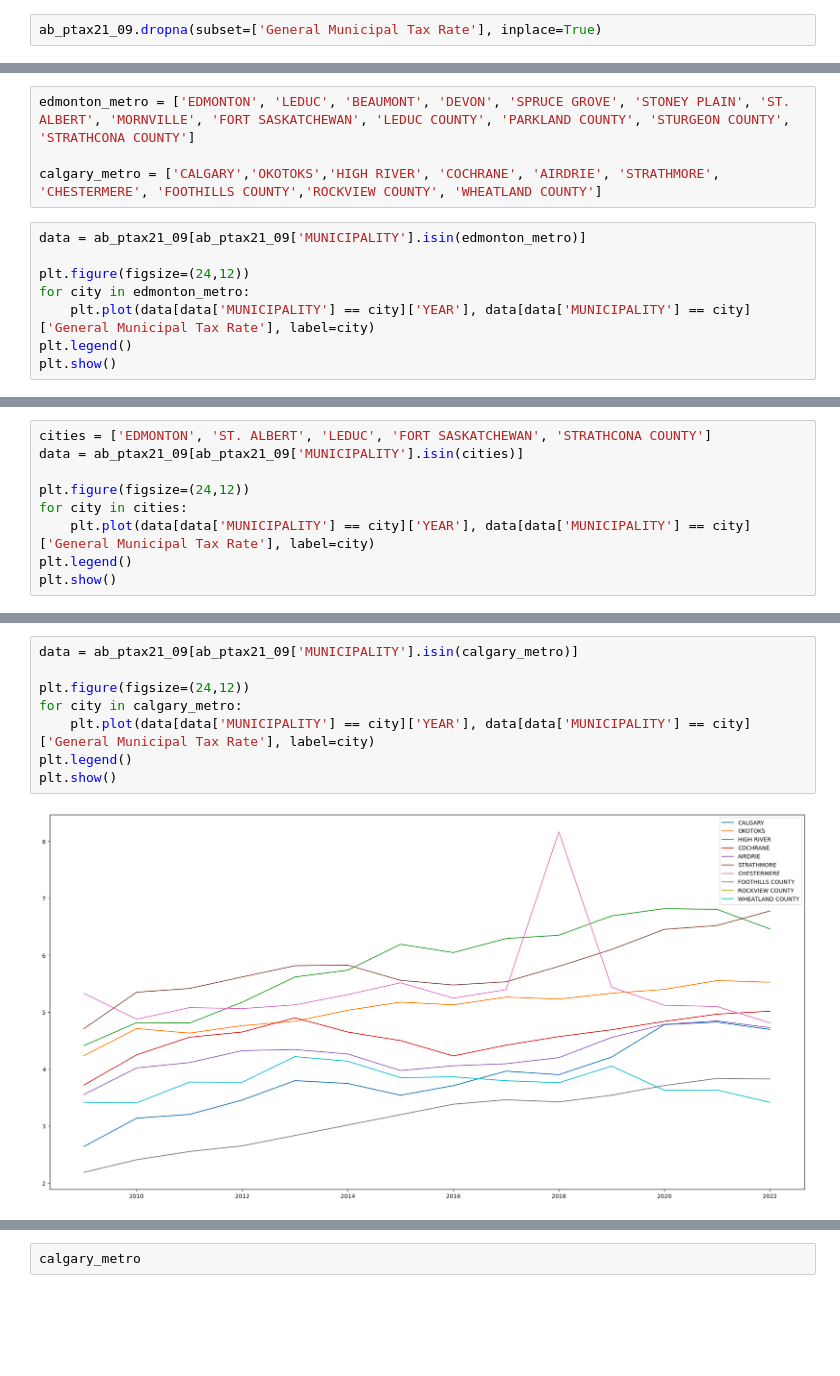
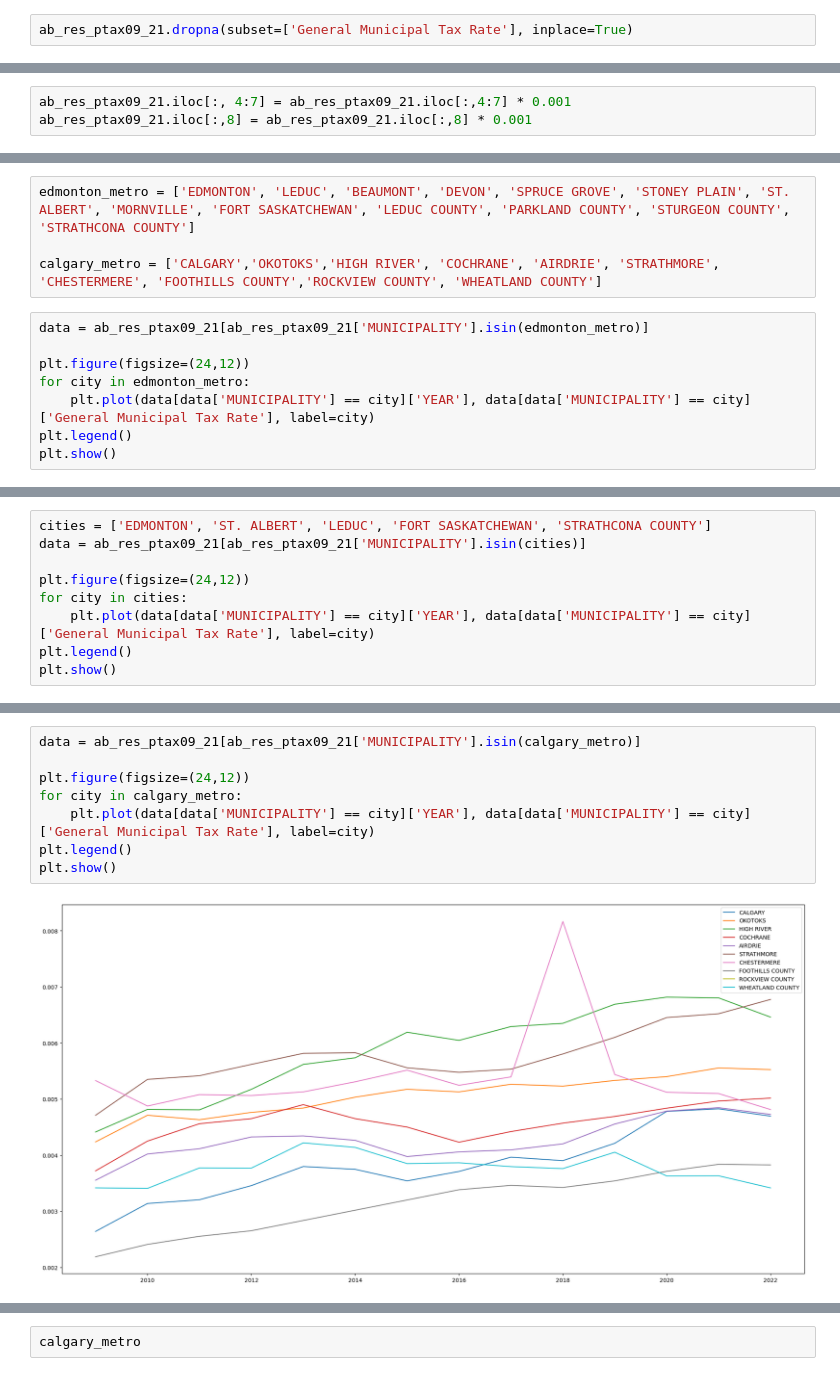
Before and after one commit to ddsarai/propertTax_comps, a Jupyter notebook: AB_pTax_2009_2021.ipynb, the cells around one changed output, grey strips where cells are left out. Drawn from its saved outputs; the diff is of its cells as text; blank space fills up the shorter version.

```diff
--- a/AB_pTax_2009_2021.ipynb
+++ b/AB_pTax_2009_2021.ipynb
@@ -83,2 +100,2 @@ ab_ptax21_09[ab_ptax21_09['General Municipal Tax Rate'].isna()]
 # %%
-ab_ptax21_09.dropna(subset=['General Municipal Tax Rate'], inplace=True)
+ab_res_ptax09_21.dropna(subset=['General Municipal Tax Rate'], inplace=True)
@@ -90 +102,4 @@ ab_ptax21_09[ab_ptax21_09['Education - Alberta School Foundation Fund Tax Rate']
+# %%
+ab_res_ptax09_21.iloc[:, 4:7] = ab_res_ptax09_21.iloc[:,4:7] * 0.001
+ab_res_ptax09_21.iloc[:,8] = ab_res_ptax09_21.iloc[:,8] * 0.001
 # %%
@@ -101,7 +124,7 @@ edmonton_metro = ['EDMONTON', 'LEDUC', 'BEAUMONT', 'DEVON', 'SPRUCE GROVE', 'STO
 
 calgary_metro = ['CALGARY','OKOTOKS','HIGH RIVER', 'COCHRANE', 'AIRDRIE', 'STRATHMORE', 'CHESTERMERE', 'FOOTHILLS COUNTY','ROCKVIEW COUNTY', 'WHEATLAND COUNTY']
 # %%
-data = ab_ptax21_09[ab_ptax21_09['MUNICIPALITY'].isin(edmonton_metro)]
+data = ab_res_ptax09_21[ab_res_ptax09_21['MUNICIPALITY'].isin(edmonton_metro)]
 
 plt.figure(figsize=(24,12))
 for city in edmonton_metro:
@@ -122,6 +145,6 @@ plt.show()
 # %%
 cities = ['EDMONTON', 'ST. ALBERT', 'LEDUC', 'FORT SASKATCHEWAN', 'STRATHCONA COUNTY']
-data = ab_ptax21_09[ab_ptax21_09['MUNICIPALITY'].isin(cities)]
+data = ab_res_ptax09_21[ab_res_ptax09_21['MUNICIPALITY'].isin(cities)]
 
 plt.figure(figsize=(24,12))
 for city in cities:
@@ -133,11 +156,11 @@ plt.show()
 # %%
-data = ab_ptax21_09[ab_ptax21_09['MUNICIPALITY'].isin(calgary_metro)]
+data = ab_res_ptax09_21[ab_res_ptax09_21['MUNICIPALITY'].isin(calgary_metro)]
 
 plt.figure(figsize=(24,12))
 for city in calgary_metro:
     plt.plot(data[data['MUNICIPALITY'] == city]['YEAR'], data[data['MUNICIPALITY'] == city]['General Municipal Tax Rate'], label=city)
 plt.legend()
 plt.show()
 # %% [output]
-[figure, old version]
+[figure, new version]
 # %%
```
Also changed, not shown: parts of 20 cells of this notebook, 21 other files.
